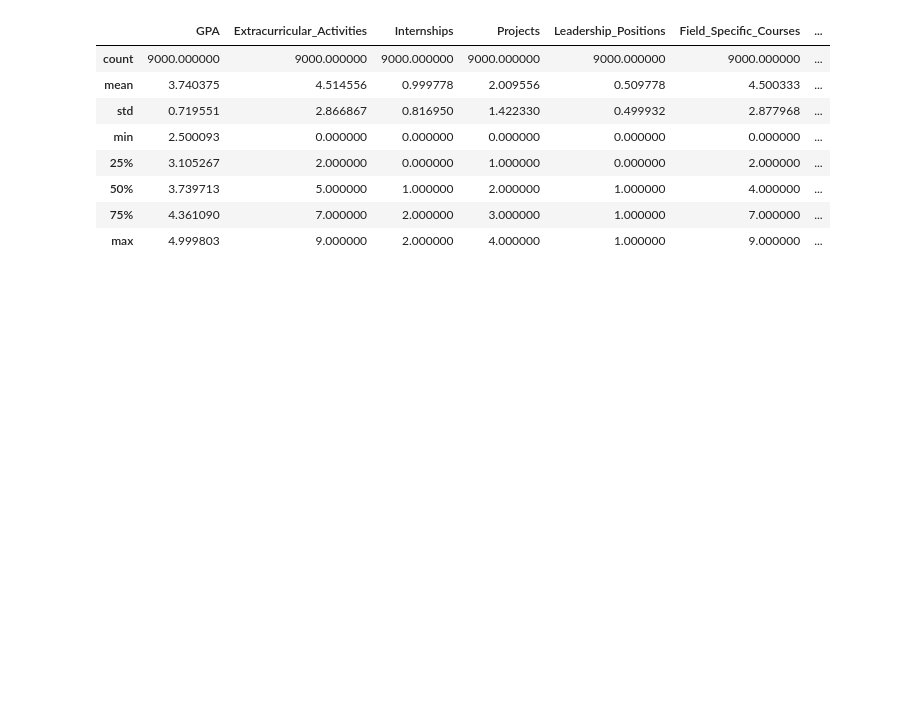
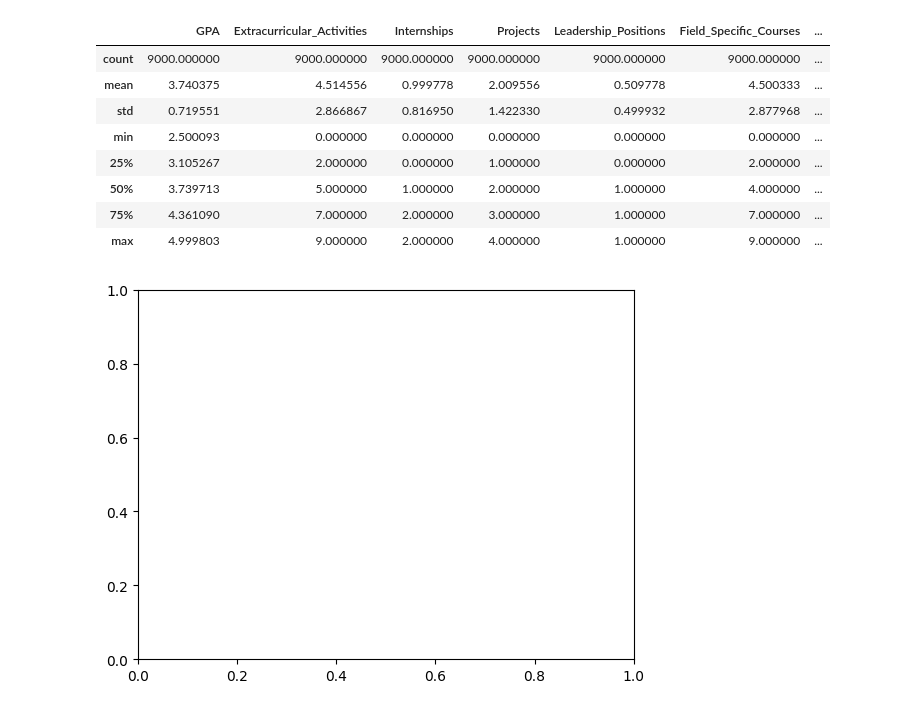
Before and after one commit to suhailabdi2/Career-guidance-app, a Jupyter notebook: careermapping.ipynb, the cells around one changed output. Cells and saved outputs as stored; diff of their text form; code cells hidden in the pictures; blank space fills up the shorter version.

```diff
--- a/careermapping.ipynb
+++ b/careermapping.ipynb
@@ -118,0 +117,6 @@ fig,axs = plt
+# %%
+import matplotlib.pyplot as plt
+
+fig, axs = plt.subplots()
+# %% [output]
+[figure, added]
```
Also changed, not shown: parts of 1 cell of this notebook, 3 other files.
